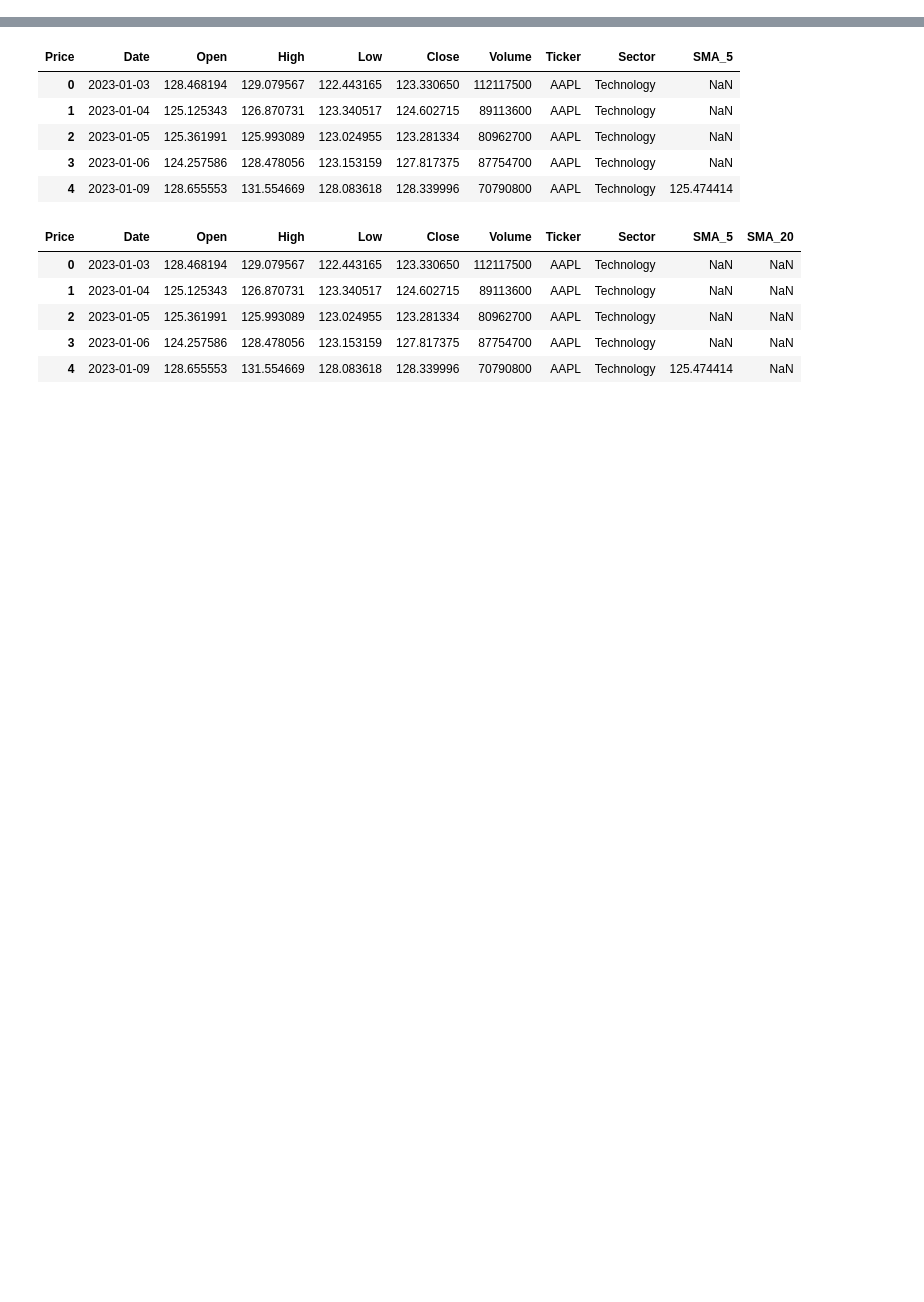
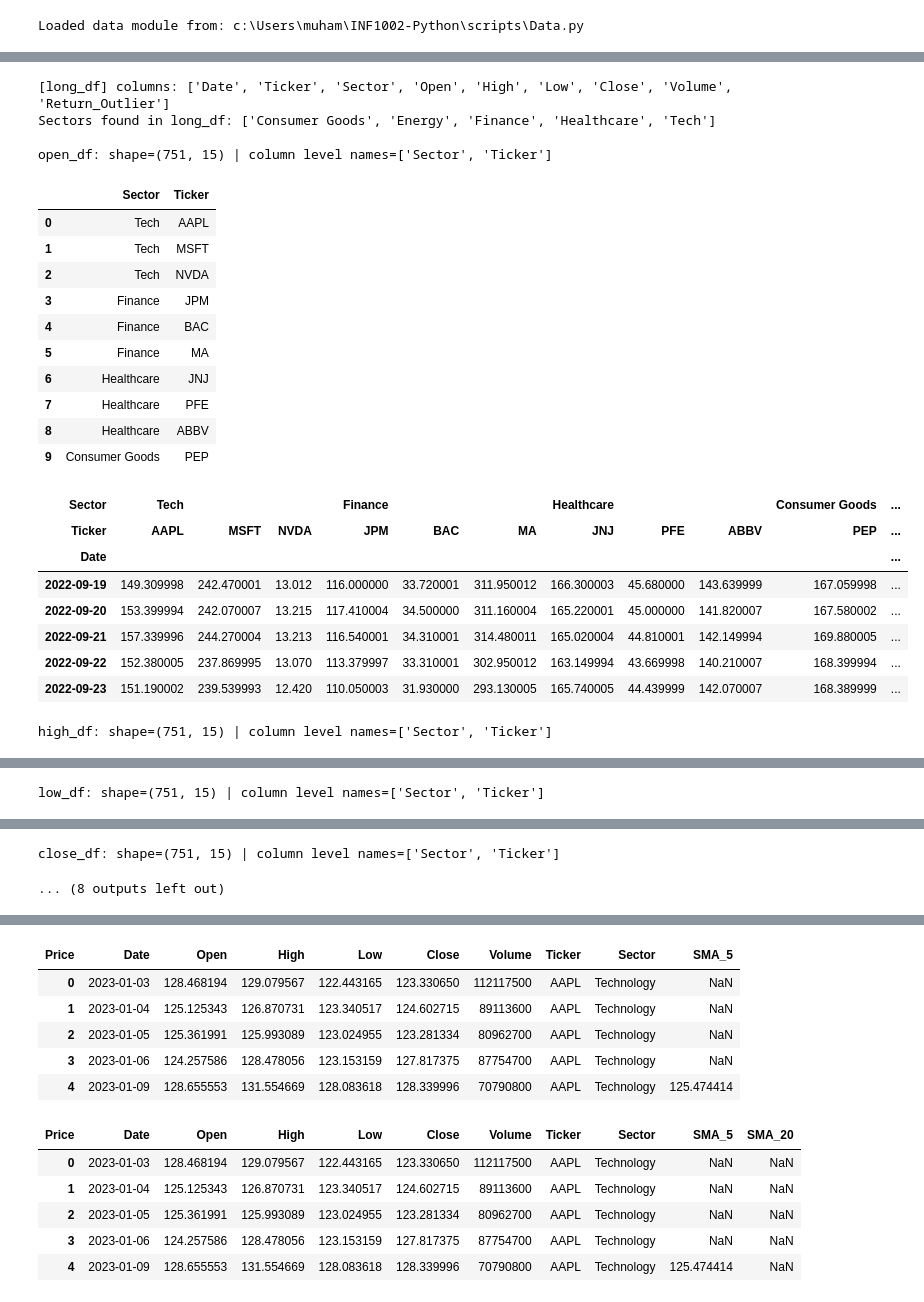
Before and after one commit to MuhammadHasifF/INF1002-P1-08-StalkingStocks, a Jupyter notebook: scripts/Algorithms testing.ipynb, the cells around one changed output, grey strips where cells are left out. Saved outputs shown, nothing was run; the diff lists cells and outputs as text; code cells hidden in the pictures; blank space fills up the shorter version.

```diff
--- a/scripts/Algorithms testing.ipynb
+++ b/scripts/Algorithms testing.ipynb
@@ -57,0 +31,51 @@ Index(['Date', 'Open', 'High', 'Low', 'Close', 'Volume', 'Ticker', 'Sector'], dt
+# %%
+# If you just edited data.py in the same session, set DO_RELOAD=True to re-import fresh.
+DO_RELOAD = False
+
+import os, sys
+from importlib import import_module, reload
+
+# 1) Import the correct module name (usually lowercase "data")
+try:
+    data = import_module("Data")     # <-- change to "Data" only if your file is literally Data.py
+except ModuleNotFoundError:
+    # If your notebook is in a subfolder (e.g., notebooks/), add repo root to path and retry
+    sys.path.append(os.path.abspath(".."))
+    data = import_module("data")
+
+if DO_RELOAD:
+    data = reload(data)
+
+print("Loaded data module from:", data.__file__)
+
+# 2) Grab all DataFrames built by data.py
+long_df    = data.long_df
+open_df    = data.open_df
+high_df    = data.high_df
+low_df     = data.low_df
+close_df   = data.close_df
+volume_df  = data.volume_df
+outlier_df = data.outlier_df
+
+# 3) Quick peek
+display(long_df.head(8))
+
+# 4) Confirm Sector presence:
+print("\n[long_df] columns:", list(long_df.columns))
+if "Sector" in long_df.columns:
+    print("Sectors found in long_df:", sorted(long_df["Sector"].unique()))
+
+def _show_col_levels(df, name):
+    colnames = getattr(df.columns, "names", None)
+    print(f"\n{name}: shape={df.shape} | column level names={colnames}")
+    try:
+        display(df.columns.to_frame(index=False).head(10))  # shows (Sector, Ticker) pairs if MultiIndex
+    except Exception:
+        pass
+    display(df.head())
+
+for nm, df in [("open_df", open_df), ("high_df", high_df), ("low_df", low_df),
+               ("close_df", close_df), ("volume_df", volume_df), ("outlier_df", outlier_df)]:
+    _show_col_levels(df, nm)
+# %% [output]
+Loaded data module from: c:\Users\muham\INF1002-Python\scripts\Data.py
@@ -57,0 +91,24 @@ Index(['Date', 'Open', 'High', 'Low', 'Close', 'Volume', 'Ticker', 'Sector'], dt
+[long_df] columns: ['Date', 'Ticker', 'Sector', 'Open', 'High', 'Low', 'Close', 'Volume', 'Return_Outlier']
+Sectors found in long_df: ['Consumer Goods', 'Energy', 'Finance', 'Healthcare', 'Tech']
+
+open_df: shape=(751, 15) | column level names=['Sector', 'Ticker']
+|  | Sector | Ticker |
+| 0 | Tech | AAPL |
+| 1 | Tech | MSFT |
+| 2 | Tech | NVDA |
+| 3 | Finance | JPM |
+| 4 | Finance | BAC |
+| 5 | Finance | MA |
+| 6 | Healthcare | JNJ |
+| 7 | Healthcare | PFE |
+| 8 | Healthcare | ABBV |
+| 9 | Consumer Goods | PEP |
+| Sector | Tech |  |  | Finance |  |  | Healthcare |  |  | Consumer Goods | ... |
+| Ticker | AAPL | MSFT | NVDA | JPM | BAC | MA | JNJ | PFE | ABBV | PEP | ... |
+| Date |  |  |  |  |  |  |  |  |  |  | ... |
+| 2022-09-19 | 149.309998 | 242.470001 | 13.012 | 116.000000 | 33.720001 | 311.950012 | 166.300003 | 45.680000 | 143.639999 | 167.059998 | ... |
+| 2022-09-20 | 153.399994 | 242.070007 | 13.215 | 117.410004 | 34.500000 | 311.160004 | 165.220001 | 45.000000 | 141.820007 | 167.580002 | ... |
+| 2022-09-21 | 157.339996 | 244.270004 | 13.213 | 116.540001 | 34.310001 | 314.480011 | 165.020004 | 44.810001 | 142.149994 | 169.880005 | ... |
+| 2022-09-22 | 152.380005 | 237.869995 | 13.070 | 113.379997 | 33.310001 | 302.950012 | 163.149994 | 43.669998 | 140.210007 | 168.399994 | ... |
+| 2022-09-23 | 151.190002 | 239.539993 | 12.420 | 110.050003 | 31.930000 | 293.130005 | 165.740005 | 44.439999 | 142.070007 | 168.389999 | ... |
+high_df: shape=(751, 15) | column level names=['Sector', 'Ticker']
@@ -57,0 +134 @@ Index(['Date', 'Open', 'High', 'Low', 'Close', 'Volume', 'Ticker', 'Sector'], dt
+low_df: shape=(751, 15) | column level names=['Sector', 'Ticker']
@@ -57,0 +154,2 @@ Index(['Date', 'Open', 'High', 'Low', 'Close', 'Volume', 'Ticker', 'Sector'], dt
+close_df: shape=(751, 15) | column level names=['Sector', 'Ticker']
+... (8 outputs left out)
```
Also changed, not shown: parts of 14 cells of this notebook, 2 other files.
